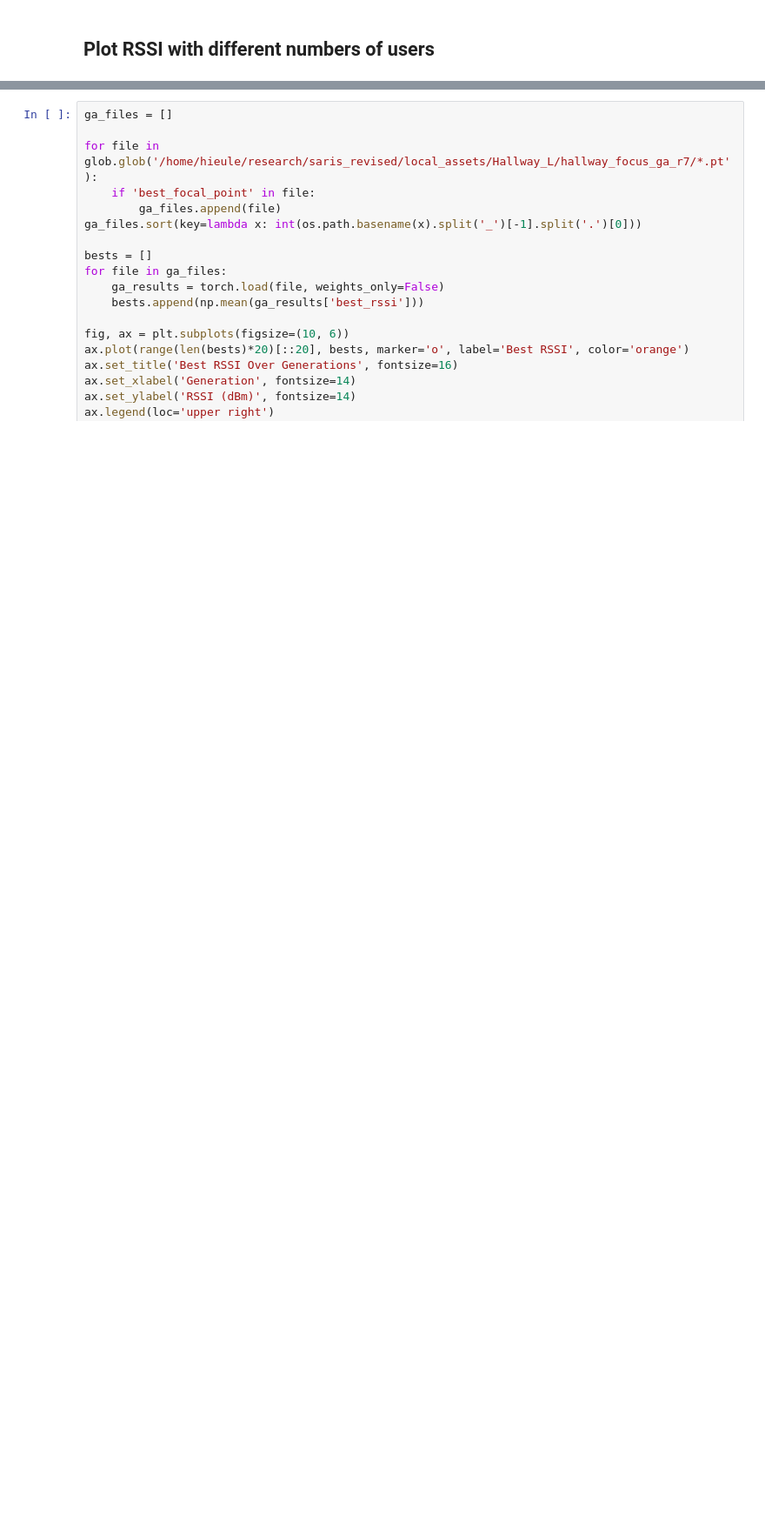
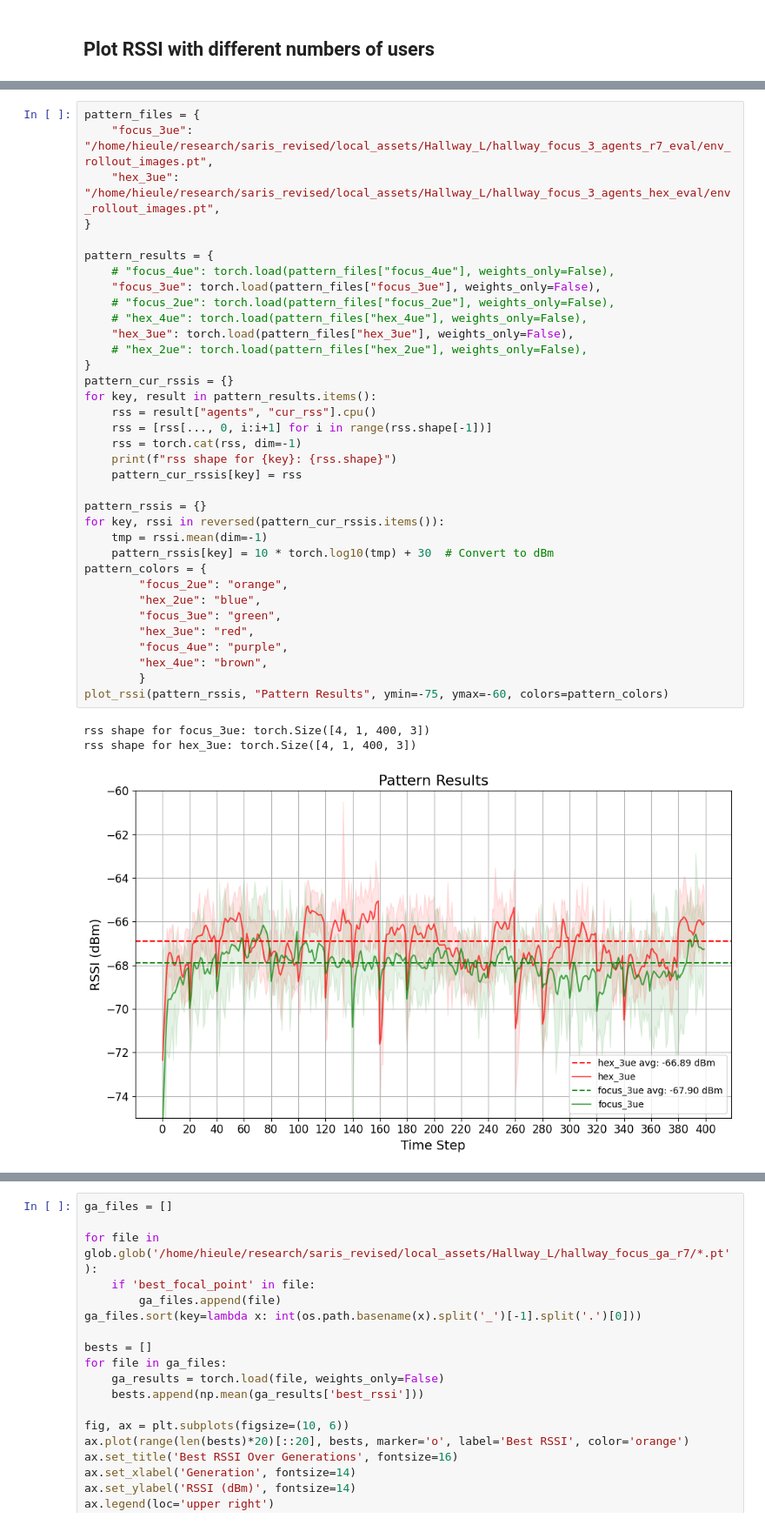
Before and after one commit to hieutrungle/saris_revised, a Jupyter notebook: rs/notebook/hallway_tracking_results.ipynb, the cells around one changed output, grey strips where cells are left out. Shown at 87% size. Drawn from its saved outputs; the diff is of its cells as text; blank space fills up the shorter version.

```diff
--- a/rs/notebook/hallway_tracking_results.ipynb
+++ b/rs/notebook/hallway_tracking_results.ipynb
@@ -243,0 +245,39 @@ rss shape for hex_3ue: torch.Size([4, 1, 400, 3])
+# %%
+pattern_files = {
+    "focus_3ue": "/home/hieule/research/saris_revised/local_assets/Hallway_L/hallway_focus_3_agents_r7_eval/env_rollout_images.pt",
+    "hex_3ue": "/home/hieule/research/saris_revised/local_assets/Hallway_L/hallway_focus_3_agents_hex_eval/env_rollout_images.pt",
+}
+
+pattern_results = {
+    # "focus_4ue": torch.load(pattern_files["focus_4ue"], weights_only=False),
+    "focus_3ue": torch.load(pattern_files["focus_3ue"], weights_only=False),
+    # "focus_2ue": torch.load(pattern_files["focus_2ue"], weights_only=False),
+    # "hex_4ue": torch.load(pattern_files["hex_4ue"], weights_only=False),
+    "hex_3ue": torch.load(pattern_files["hex_3ue"], weights_only=False),
+    # "hex_2ue": torch.load(pattern_files["hex_2ue"], weights_only=False),
+}
+pattern_cur_rssis = {}
+for key, result in pattern_results.items():
+    rss = result["agents", "cur_rss"].cpu()
+    rss = [rss[..., 0, i:i+1] for i in range(rss.shape[-1])]
+    rss = torch.cat(rss, dim=-1)
+    print(f"rss shape for {key}: {rss.shape}")
+    pattern_cur_rssis[key] = rss
+
+pattern_rssis = {}
+for key, rssi in reversed(pattern_cur_rssis.items()):
+    tmp = rssi.mean(dim=-1)
+    pattern_rssis[key] = 10 * torch.log10(tmp) + 30  # Convert to dBm
+pattern_colors = {
+        "focus_2ue": "orange",
+        "hex_2ue": "blue",
+        "focus_3ue": "green",
+        "hex_3ue": "red",
+        "focus_4ue": "purple",
+        "hex_4ue": "brown",
+        }
+plot_rssi(pattern_rssis, "Pattern Results", ymin=-75, ymax=-60, colors=pattern_colors)
+# %% [output]
+rss shape for focus_3ue: torch.Size([4, 1, 400, 3])
+rss shape for hex_3ue: torch.Size([4, 1, 400, 3])
+[figure, added]
```
Also changed, not shown: parts of 5 cells of this notebook.
